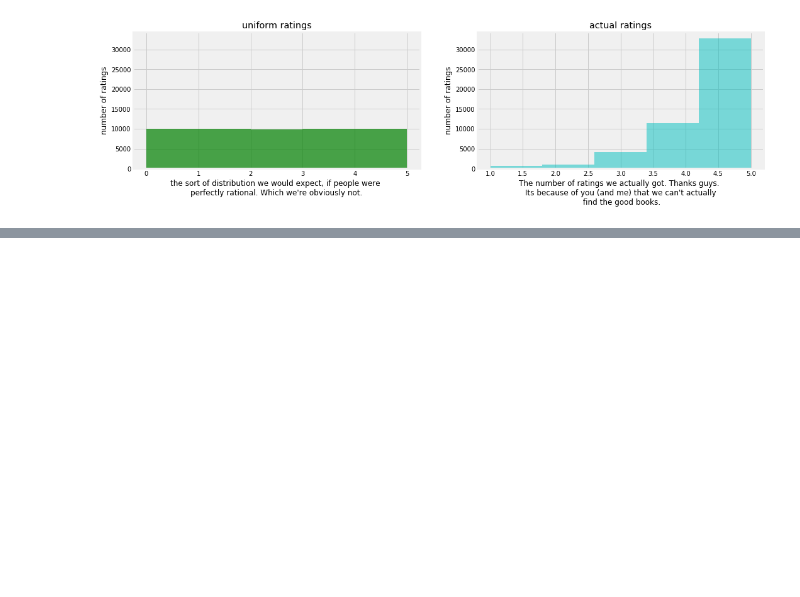
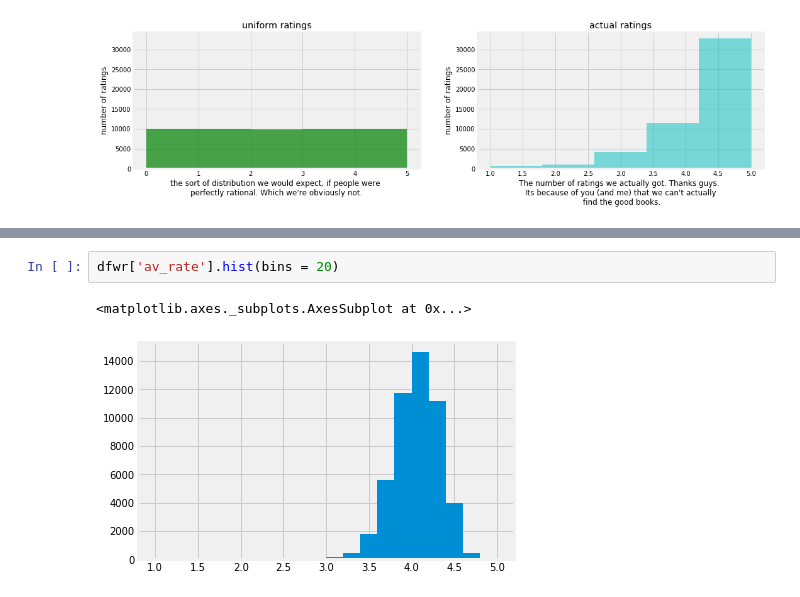
Before and after one commit to RnScully/Books, a Jupyter notebook: Pandas Hypothesis Testing and Graphers.ipynb, the cells around one changed output, grey strips where cells are left out. Drawn from its saved outputs; the diff is of its cells as text; blank space fills up the shorter version.

```diff
--- a/Pandas Hypothesis Testing and Graphers.ipynb
+++ b/Pandas Hypothesis Testing and Graphers.ipynb
@@ -205,0 +234,5 @@ plt.show()
+# %%
+dfwr['av_rate'].hist(bins = 20)
+# %% [output]
+<matplotlib.axes._subplots.AxesSubplot at 0x...>
+[figure, added]
```
Also changed, not shown: parts of 5 cells of this notebook, 6 other files.
